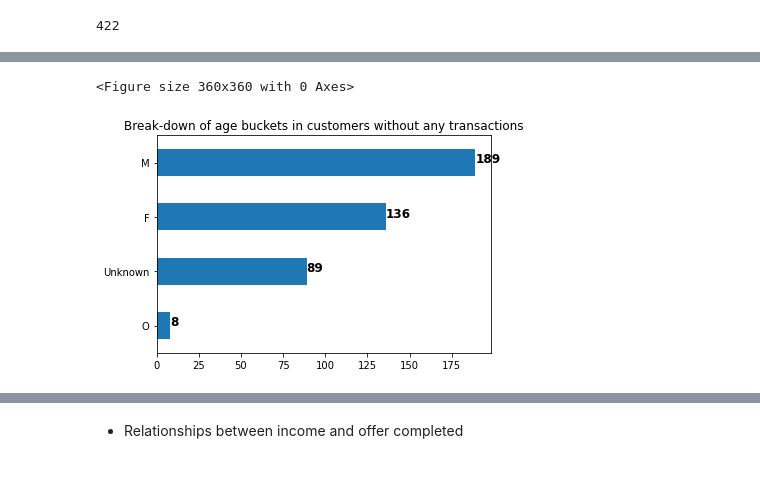
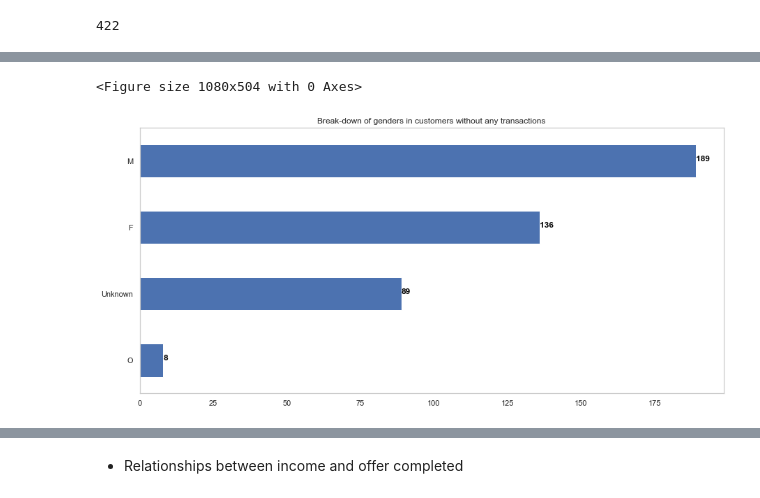
Before and after one commit to claudiazi/UdacityDataScientistNanoDegree, a Jupyter notebook: Projects/starbucks_capstone/Starbucks_Capstone_notebook.ipynb, the cells around one changed output, grey strips where cells are left out. Cells and saved outputs as stored; diff of their text form; code cells hidden in the pictures.

```diff
--- a/Projects/starbucks_capstone/Starbucks_Capstone_notebook.ipynb
+++ b/Projects/starbucks_capstone/Starbucks_Capstone_notebook.ipynb
@@ -286,5 +280,5 @@ transcript.groupby(['value_type', 'event']).count()
 |  | offer viewed | 57725 | 57725 | 57725 |
 | offer_id | offer completed | 33579 | 33579 | 33579 |
 # %%
-transcript['value_type'] = transcript['value_type'].replace('offer id', 'offer_id')
+cleaned_transcript['value_type'] = cleaned_transcript['value_type'].replace('offer id', 'offer_id')
 # %%
@@ -400,7 +396,6 @@ offer_received.head()
 | 3 | 8ec6ce2a7e7949b1bf142def7d0e0586 | offer received | fafdcd668e3743c1bb461111dcafc2a4 | 0 |
 | 4 | 68617ca6246f4fbc85e91a2a49552598 | offer received | 4d5c57ea9a6940dd891ad53e9dbe8da0 | 0 |
 # %%
-# only the
-df = pd.merge(offer_received, transactions, on='person')
-df = df[(df["received_time"] >= df["time"]) | (df["received_time"]==0)]
+df_merged = pd.merge(offer_received, transactions, on='person')
+df_merged = df_merged[(df_merged["received_time"] >= df_merged["time"]) | (df_merged["received_time"]==0)]
 # %%
@@ -454,0 +529,4 @@ df[df.person=='78afa995795e4d85b5d9ceeca43f5fef']
+# %%
+fig, ax = plt.subplots()
+sns.distplot(df_final["avg_amount"], bins=300, hist_kws={'alpha': 0.5}, ax=ax)
+plt.title('Distribution of Income');
@@ -457,27 +552,16 @@ df[df.person=='78afa995795e4d85b5d9ceeca43f5fef']
 # %%
-def horizontal_bar_plot(df, colName, pltTitle, pltfigsize=[5,5], bInvertYAxis=True, fntSize=12, fntWeight='bold'):
+def horizontal_bar_plot(df, col_category, plt_title, font_size=12, font_weight='bold'):
     """
     Creates a horizontal bar plot with counts of categories
 
-    Parameters
-    ----------
+    Aruguments:
     df: The dataframe with categories.
+    col_category: The name of the column containing the categories.
+    plt_title: The plot title.
+    font_size: The font size of text (default: 12)
+    font_weight: The weight of font (default: 'bold', it could be 'italic')
 
-    colName: The name of the column containing the categories.
-
-    pltTitle: The plot title.
-
-    pltfigsize: The figure size of the plot (default is [5,5]).
-
-    bInvertYAxis: A flag to indicating whether to invert the Y-Axis or not.
-
-    fntSize: The font size of text (default to 12 point font size)
-
-    fntWeight: The weight of font (default to 'bold', it could be 'italic')
-
-    Returns
-    -------
-    None
+    Returns: None
     """
     plt.figure(figsize=pltfigsize)
     fig, ax = plt.subplots()
@@ -512,8 +596,8 @@ horizontal_bar_plot(no_transactions_profile, 'age_bucket', "Break-down of age bu
 # %%
-horizontal_bar_plot(no_transactions_profile, 'gender', "Break-down of age buckets in customers without any transactions")
+horizontal_bar_plot(no_transactions_profile, 'gender', "Break-down of genders in customers without any transactions")
 # %% [output]
-<Figure size 360x360 with 0 Axes>
+<Figure size 1080x504 with 0 Axes>
-[figure, old version]
+[figure, new version]
 # %%
 fig, ax = plt.subplots()
 sns.distplot(no_transactions_profile['income'], bins=50, hist_kws={'alpha': 0.5}, ax=ax)
```
Also changed, not shown: parts of 133 cells of this notebook, 5 other files.
